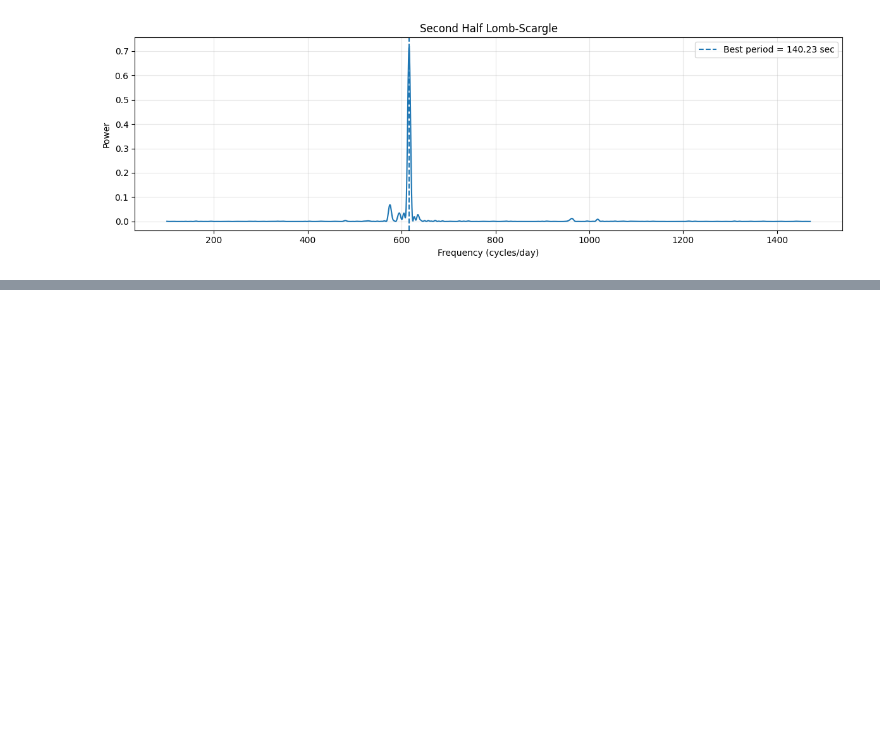
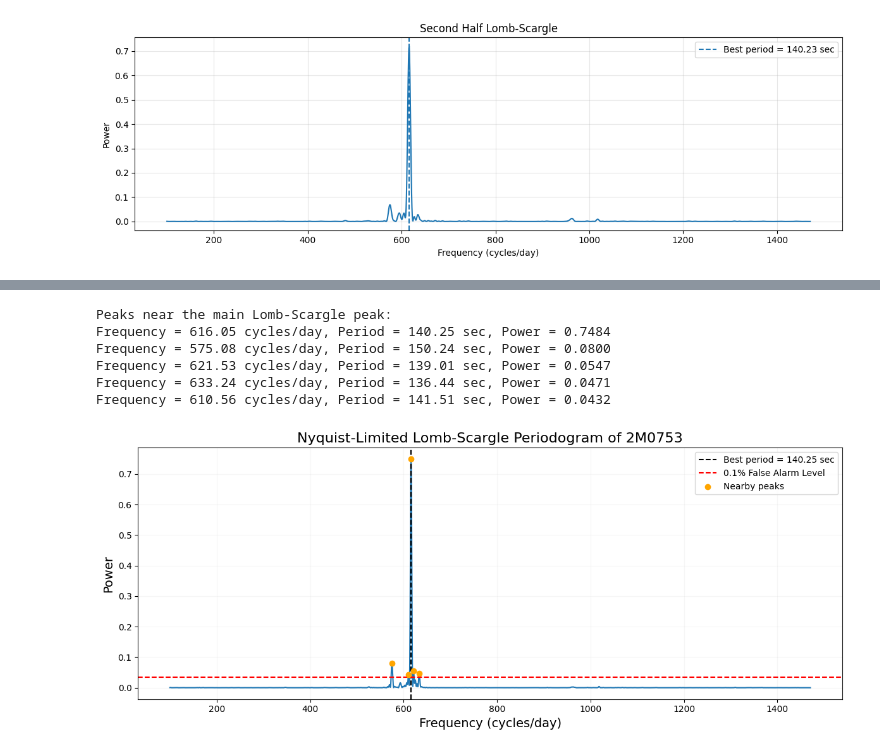
Before and after one commit to thomasnguyen21/astr302_pulsating_star, a Jupyter notebook: ava_notebook.ipynb, the cells around one changed output, grey strips where cells are left out. Drawn from its saved outputs; the diff is of its cells as text; code cells hidden in the pictures; blank space fills up the shorter version.

```diff
--- a/ava_notebook.ipynb
+++ b/ava_notebook.ipynb
@@ -810,11 +813,11 @@ print("False alarm probability:", fap)
 
 # calculate 1% false alarm level
 false_alarm_level = ls.false_alarm_level(
-    0.01,
+    0.001,
     minimum_frequency=min_freq,
     maximum_frequency=max_freq
 )
 
-print("1% false alarm level:", false_alarm_level)
+print("0.1% false alarm level:", false_alarm_level)
 # %% [output]
 False alarm probability: 0.0
@@ -876,0 +930,74 @@ Best period: 140.2305384755592 seconds
+# %%
+from scipy.signal import find_peaks
+import numpy as np
+
+# make false alarm level a single number
+fal = np.asarray(false_alarm_level).item()
+
+# find peaks above the false alarm level
+peaks, properties = find_peaks(power, height=fal)
+
+# convert peak frequencies to periods in seconds
+peak_frequencies = frequency[peaks]
+peak_powers = power[peaks]
+peak_periods_seconds = (1 / peak_frequencies) * 24 * 60 * 60
+
+# only look near the main peak
+near_main = np.abs(peak_frequencies - best_frequency) < 75
+
+near_frequencies = peak_frequencies[near_main]
+near_powers = peak_powers[near_main]
+near_periods = peak_periods_seconds[near_main]
+
+# sort strongest to weakest
+order = np.argsort(near_powers)[::-1]
+
+print("Peaks near the main Lomb-Scargle peak:")
+for i in order:
+    print(
+        f"Frequency = {near_frequencies[i]:.2f} cycles/day, "
+        f"Period = {near_periods[i]:.2f} sec, "
+        f"Power = {near_powers[i]:.4f}"
+    )
+
+plt.figure(figsize=(12, 5))
+
+plt.plot(frequency, power)
+
+plt.axvline(
+    best_frequency,
+    color="black",
+    linestyle="--",
+    label=f"Best period = {best_period_seconds:.2f} sec"
+)
+
+plt.axhline(
+    false_alarm_level,
+    color="red",
+    linestyle="--",
+    label="0.1% False Alarm Level"
+)
+
+plt.scatter(
+    near_frequencies,
+    near_powers,
+    color="orange",
+    zorder=5,
+    label="Nearby peaks"
+)
+
+plt.title("Nyquist-Limited Lomb-Scargle Periodogram of 2M0753", fontsize=16)
+plt.xlabel("Frequency (cycles/day)", fontsize=14)
+plt.ylabel("Power", fontsize=14)
+plt.grid(alpha=0.1)
+plt.legend()
+plt.tight_layout()
+plt.show()
+# %% [output]
+Peaks near the main Lomb-Scargle peak:
+Frequency = 616.05 cycles/day, Period = 140.25 sec, Power = 0.7484
+Frequency = 575.08 cycles/day, Period = 150.24 sec, Power = 0.0800
+Frequency = 621.53 cycles/day, Period = 139.01 sec, Power = 0.0547
+Frequency = 633.24 cycles/day, Period = 136.44 sec, Power = 0.0471
+Frequency = 610.56 cycles/day, Period = 141.51 sec, Power = 0.0432
+[figure, added]
```
Also changed, not shown: parts of 14 cells of this notebook.
